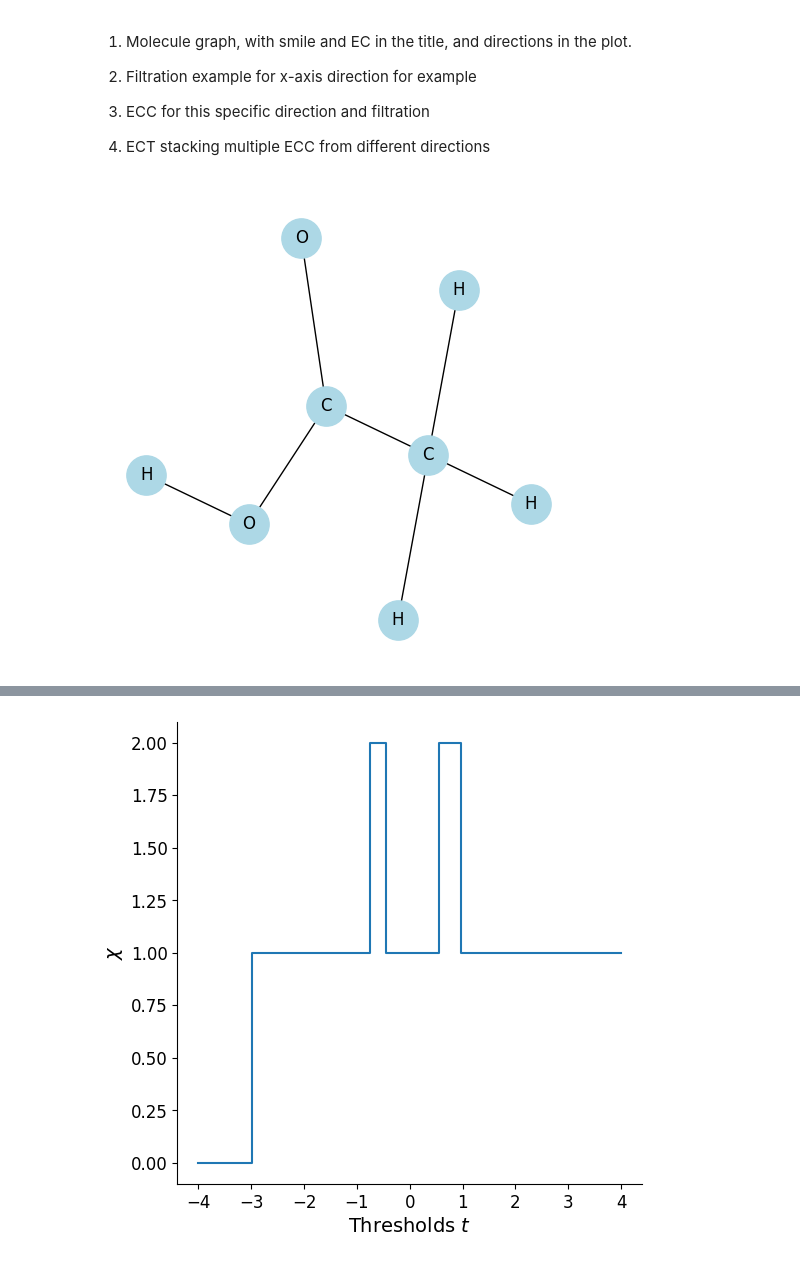
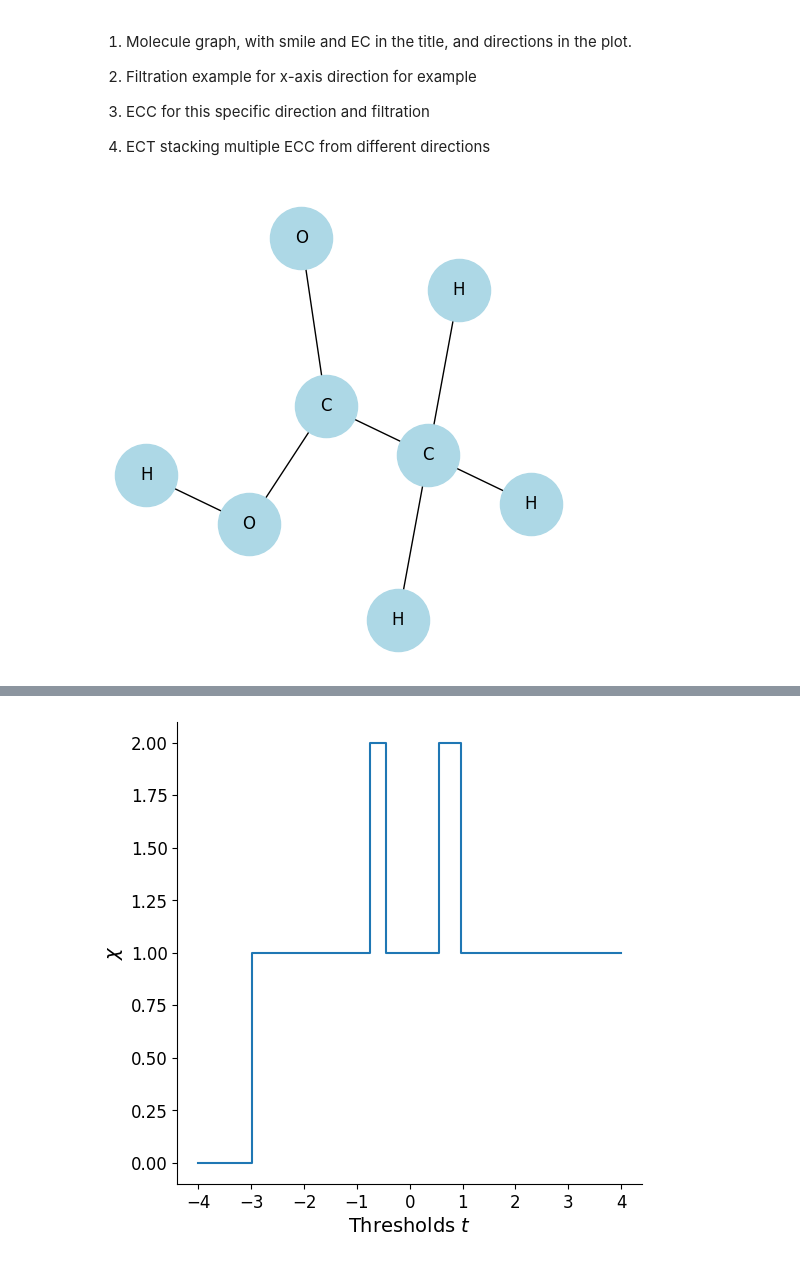
Before and after one commit to victosdur/ECTforMoleculeMachineLearningTask, a Jupyter notebook: FiguresIllustration.ipynb, the cells around one changed output, grey strips where cells are left out. Drawn from its saved outputs; the diff is of its cells as text; code cells hidden in the pictures.

```diff
--- a/FiguresIllustration.ipynb
+++ b/FiguresIllustration.ipynb
@@ -242,35 +242,35 @@ for atom in mol.GetAtoms():
 #     print(f"Atom {idx}: {info}")
 
 # Build molecule graph with NetworkX
 G = nx.Graph()
 for atom in mol.GetAtoms():
     idx = atom.GetIdx()
     G.add_node(idx, **atom_info[idx])
 
 for bond in mol.GetBonds():
     start = bond.GetBeginAtomIdx()
     end = bond.GetEndAtomIdx()
     G.add_edge(start, end, bond_type=str(bond.GetBondType()))
 
 # Get 2D coordinates for layout
 conf = mol.GetConformer()
 pos = {i: (conf.GetAtomPosition(i).x, conf.GetAtomPosition(i).y) for i in range(mol.GetNumAtoms())}
 
 # Plot the molecular graph
 fig, ax = plt.subplots(1,1,figsize=(6, 6))
-nx.draw(G, pos, node_color='lightblue', node_size=800, font_size=10)
+nx.draw(G, pos, node_color='lightblue', node_size=2000, font_size=10)
 nx.draw_networkx_labels(G, pos, labels={atom.GetIdx(): atom.GetSymbol() for atom in mol.GetAtoms()}, font_color='black')
 # plt.title(f"Graph of molecule: {aceticAcidSmile}")
 plt.axis('off')
 # ax.spines[['right', 'top']].set_visible(False) # if you want to show axis, put previous line on and uncomment this one
 plt.tick_params(left=True, bottom=True, labelleft=True, labelbottom=True)
 xlim = ax.get_xlim()
 ylim = ax.get_ylim()
 plt.savefig("figures/IllustrationPaper/moleculeGraph")
 plt.show()
 plt.close()
 # %% [output]
-[figure, old version]
+[figure, new version]
 # %%
 #node filtration values
 x_coords = np.array([pos[i][0] for i in G.nodes()])
```
Also changed, not shown: parts of 2 cells of this notebook, 4 other files.
